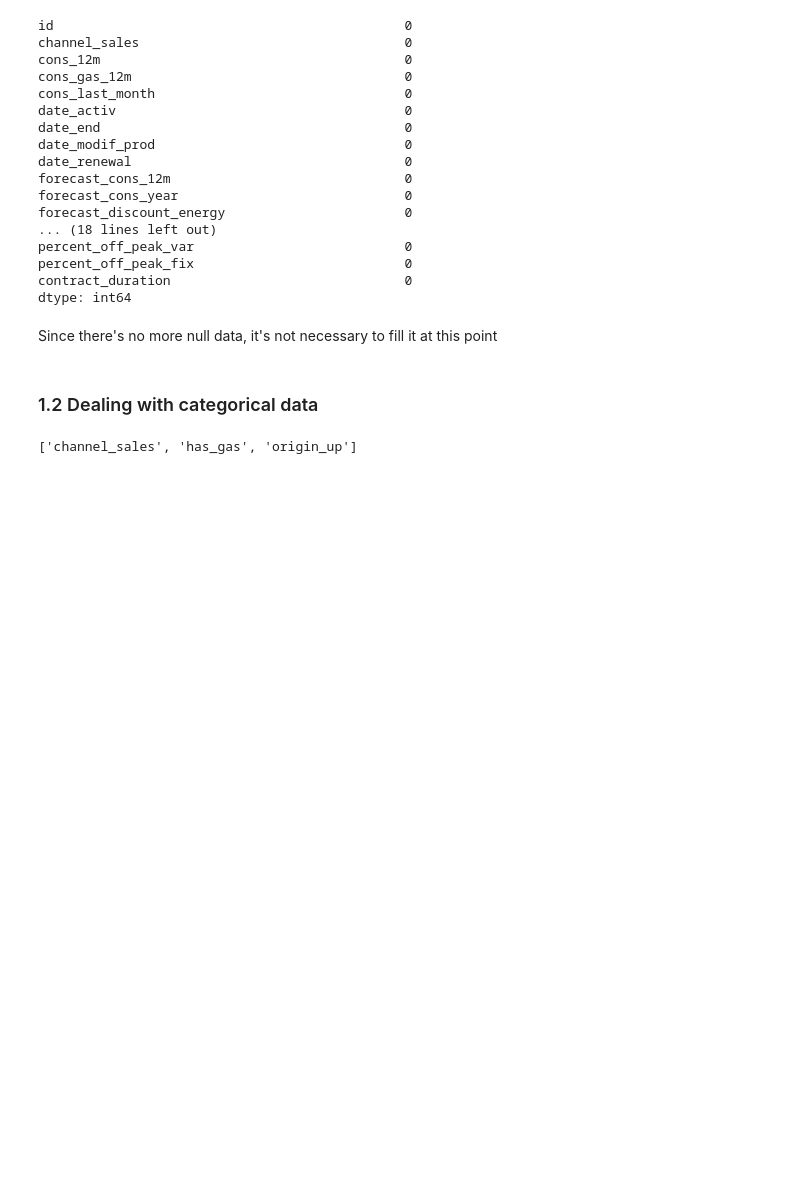
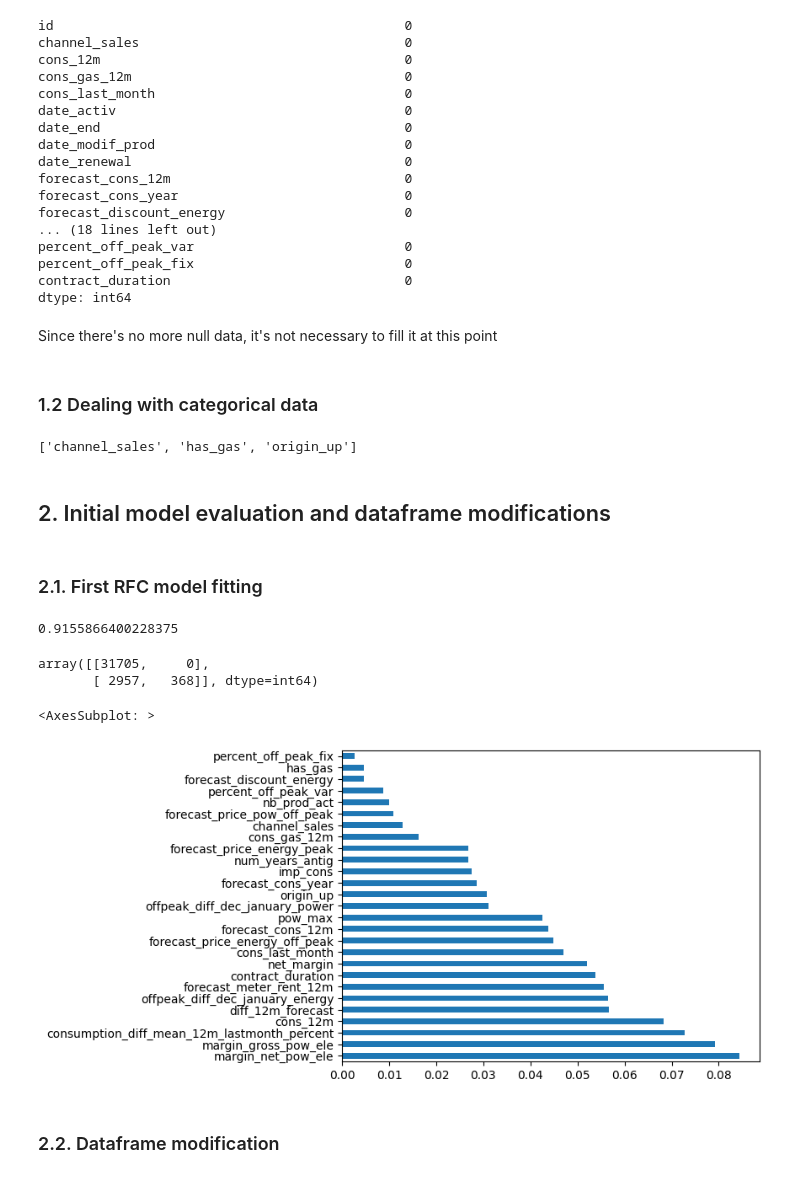
Before and after one commit to LissesCastro/BCG---Experience-Program, a Jupyter notebook: feature_engineering.ipynb, the cells around one changed output. Saved outputs shown, nothing was run; the diff lists cells and outputs as text; code cells hidden in the pictures; blank space fills up the shorter version.

```diff
--- a/feature_engineering.ipynb
+++ b/feature_engineering.ipynb
@@ -310,7 +307,35 @@ le = LabelEncoder()
 for col in cat_columns:
     X_train[col] = le.fit_transform(X_train[col])
     X_test[col] = le.transform(X_test[col])
+# %% [markdown]
+## 2. Initial model evaluation and dataframe modifications
+# %% [markdown]
+### 2.1. First RFC model fitting
 # %%
-rfc = RandomForestClassifier(random_state=42)
+rfc = RandomForestClassifier(random_state=42, max_depth=10, min_samples_split=5, min_samples_leaf=2)
 model = rfc.fit(X_train, y_train)
 y_pred = model.predict(X_test)
+# %%
+accuracy_score(y_test, y_pred)
+# %% [output]
+0.9155866400228375
+# %%
+confusion_matrix(y_test, y_pred)
+# %% [output]
+array([[31705,     0],
+       [ 2957,   368]], dtype=int64)
+# %%
+feature_importances = model.feature_importances_
+# Associate feature names with their importance scores
+feature_names = X_train.columns
+feature_importance_dict = dict(zip(feature_names, feature_importances))
+# Sort features by importance
+sorted_feature_importance = sorted(feature_importance_dict.items(), key=lambda x: x[1], reverse=True)
+
+feat_importances = pd.Series(model.feature_importances_, index=X_train.columns)
+feat_importances.nlargest(27).plot(kind='barh')
+# %% [output]
+<AxesSubplot: >
+[figure, added]
+# %% [markdown]
+### 2.2. Dataframe modification
```
Also changed, not shown: parts of 8 cells of this notebook.
